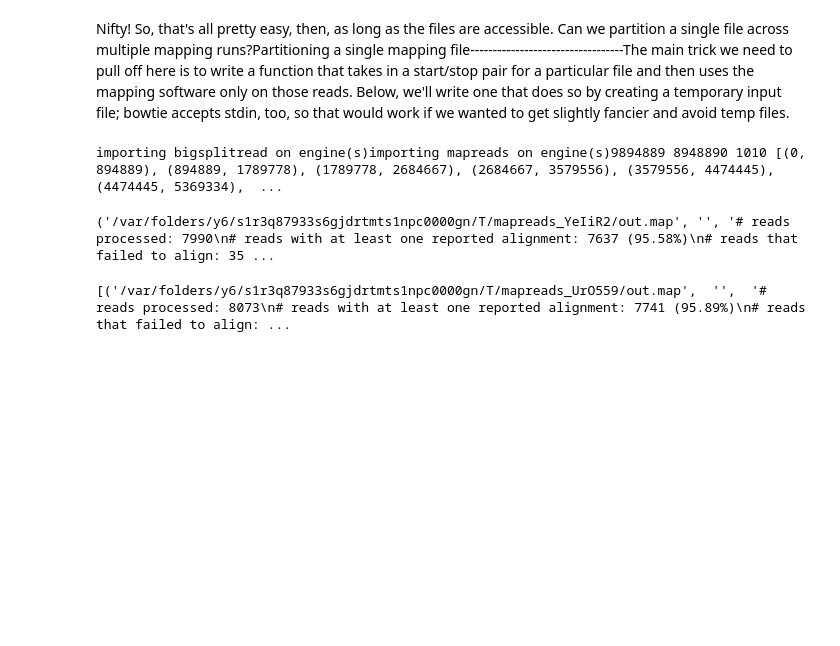
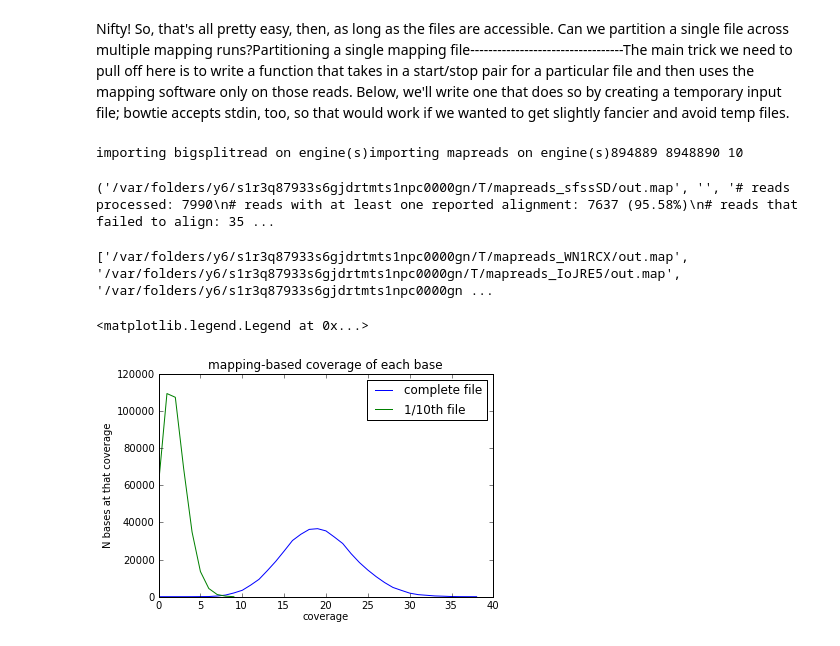
Before and after one commit to ctb/surely, a Jupyter notebook: mapreads-nb.ipynb, the cells around one changed output. Saved outputs shown, nothing was run; the diff lists cells and outputs as text; code cells hidden in the pictures; blank space fills up the shorter version.

Commit message:
added plotting etc to the mapreads-nb

```diff
--- a/mapreads-nb.ipynb
+++ b/mapreads-nb.ipynb
@@ -1,4 +1,4 @@
 # %% [markdown]
 A simple mapping example========================Here, we have a randomly generated genome sequence in 'genome.fa', and a bunch of fake "reads" generated randomly from it.  These reads are 100-base subsequences taken from random positions in the genome.  The reads are taken in forward and reverse-complement orientations, randomly, with a 1% substitution error rate.We then use 'bowtie' to take the genome reads and map them against 'genome', which has been indexed by bowtie-build for fast matching.  bowtie is a commonly used command-line program that matches reads to the source genome.Note that we are using 'screed', a simple Python library for loading in sequences.
 # %%
-reference_genome = 'genome.fa'  # actual fasta filereference_genome_idx = 'genome' # for bowtieshort_reads = 'genome-reads.fa' # fasta file of reads
+import numpyimport screed     # screed toolkit, http://github.com/ctb/screed/import mapreadsreference_genome = 'genome.fa'  # actual fasta filereference_genome_idx = 'genome' # for bowtieshort_reads = 'genome-reads.fa' # fasta file of reads
@@ -17,5 +11,5 @@ reference_genome = 'genome.fa'  # actual fasta filereference_genome_idx = 'genom
 # %%
-xlabel('coverage')ylabel('N bases at that coverage')title('mapping-based coverage of each base')plot(dist[:,0], dist[:,1])
+dist = generate_coverage_dist(reference_genome, [outfile,])xlabel('coverage')ylabel('N bases at that coverage')title('mapping-based coverage of each base')plot(dist[:,0], dist[:,1])
 # %% [output]
 [<matplotlib.lines.Line2D at 0x...>]
 [figure]
@@ -31,0 +26,2 @@ NameError: name 'e0' is not defined
+# %%
+dist = generate_coverage_dist(reference_genome, [outfile,])xlabel('coverage')ylabel('N bases at that coverage')title('mapping-based coverage of each base')plot(dist[:,0], dist[:,1])
@@ -46,13 +48,16 @@ Nifty!  So, that's all pretty easy, then, as long as the files are accessible.
 # %%
 # note: need to run 'ipcluster start --n=2' in the same directory as the ipynb.from IPython import parallelrc = parallel.Client()eall = rc[:]
 # %%
-eall['reference_genome_idx'] = reference_genome_idxwith eall.sync_imports():    import bigsplitread, mapreadsdef mapchunk_to_genome(arg):    readfile, chunk_n, total_chunks = arg    print chunk_n    chunks = bigsplitread.get_chunks(readfile, total_chunks)    print total_chunks, chunks, len(chunks)    chunk = chunks[chunk_n]    (start, stop) = chunk    chunkfile = bigsplitread.extract_reads_to_file(readfile, start, stop)    return mapreads.bowtie_map_reads(reference_genome_idx, chunkfile, params=['-f'])mapchunk_to_genome( (short_reads, 9, 10) )
+eall['reference_genome_idx'] = reference_genome_idxwith eall.sync_imports():    import bigsplitread, mapreadsdef mapchunk_to_genome(arg):    # unpack the argument    readfile, chunk_n, total_chunks = arg        # split the read file into total_chunks chunks -- returns a list of start/stop offsets based solely on the file size    chunks = bigsplitread.get_chunks(readfile, total_chunks)        # pick out chunk N    chunk = chunks[chunk_n]        # grab the start/stop    (start, stop) = chunk    # extract the reads to a file for the mapping (...likely to be slow/useless)    chunkfile = bigsplitread.extract_reads_to_file(readfile, start, stop)        # do the mapping!    return mapreads.bowtie_map_reads(reference_genome_idx, chunkfile, params=['-f'])# run a testmapchunk_to_genome( (short_reads, 9, 10) )
 # %% [output]
-importing bigsplitread on engine(s)importing mapreads on engine(s)9894889 8948890 1010 [(0, 894889), (894889, 1789778), (1789778, 2684667), (2684667, 3579556), (3579556, 4474445), (4474445, 5369334),  ...
+importing bigsplitread on engine(s)importing mapreads on engine(s)894889 8948890 10
-('/var/folders/y6/s1r3q87933s6gjdrtmts1npc0000gn/T/mapreads_YeIiR2/out.map', '', '# reads processed: 7990\n# reads with at least one reported alignment: 7637 (95.58%)\n# reads that failed to align: 35 ...
+('/var/folders/y6/s1r3q87933s6gjdrtmts1npc0000gn/T/mapreads_sfssSD/out.map', '', '# reads processed: 7990\n# reads with at least one reported alignment: 7637 (95.58%)\n# reads that failed to align: 35 ...
 # %%
-N_CHUNKS=10chunks = [ (short_reads, i, N_CHUNKS) for i in range(N_CHUNKS) ]r = eall.map_async(mapchunk_to_genome, chunks)
+# do entire data setN_CHUNKS=10chunks = [ (short_reads, i, N_CHUNKS) for i in range(N_CHUNKS) ]r = eall.map_async(mapchunk_to_genome, chunks)results = r.get()print [ x[0] for x in results ]
+# %% [output]
+['/var/folders/y6/s1r3q87933s6gjdrtmts1npc0000gn/T/mapreads_WN1RCX/out.map', '/var/folders/y6/s1r3q87933s6gjdrtmts1npc0000gn/T/mapreads_IoJRE5/out.map', '/var/folders/y6/s1r3q87933s6gjdrtmts1npc0000gn ...
-# %%
-r.get()
-# %% [output]
-[('/var/folders/y6/s1r3q87933s6gjdrtmts1npc0000gn/T/mapreads_UrO559/out.map',  '',  '# reads processed: 8073\n# reads with at least one reported alignment: 7741 (95.89%)\n# reads that failed to align: ...
+# %%
+outfile_list = [ x[0] for x in results ]dist = generate_coverage_dist(reference_genome, outfile_list)partial_dist = generate_coverage_dist(reference_genome, (outfile_list[0],))xlabel('coverage')ylabel('N bases at that coverage')title('mapping-based coverage of each base')plot(dist[:,0], dist[:,1])plot(partial_dist[:,0], partial_dist[:,1])legend(['complete file', '1/10th file'])
+# %% [output]
+<matplotlib.legend.Legend at 0x...>
+[figure, added]
```
Also changed, not shown: parts of 10 cells of this notebook.
